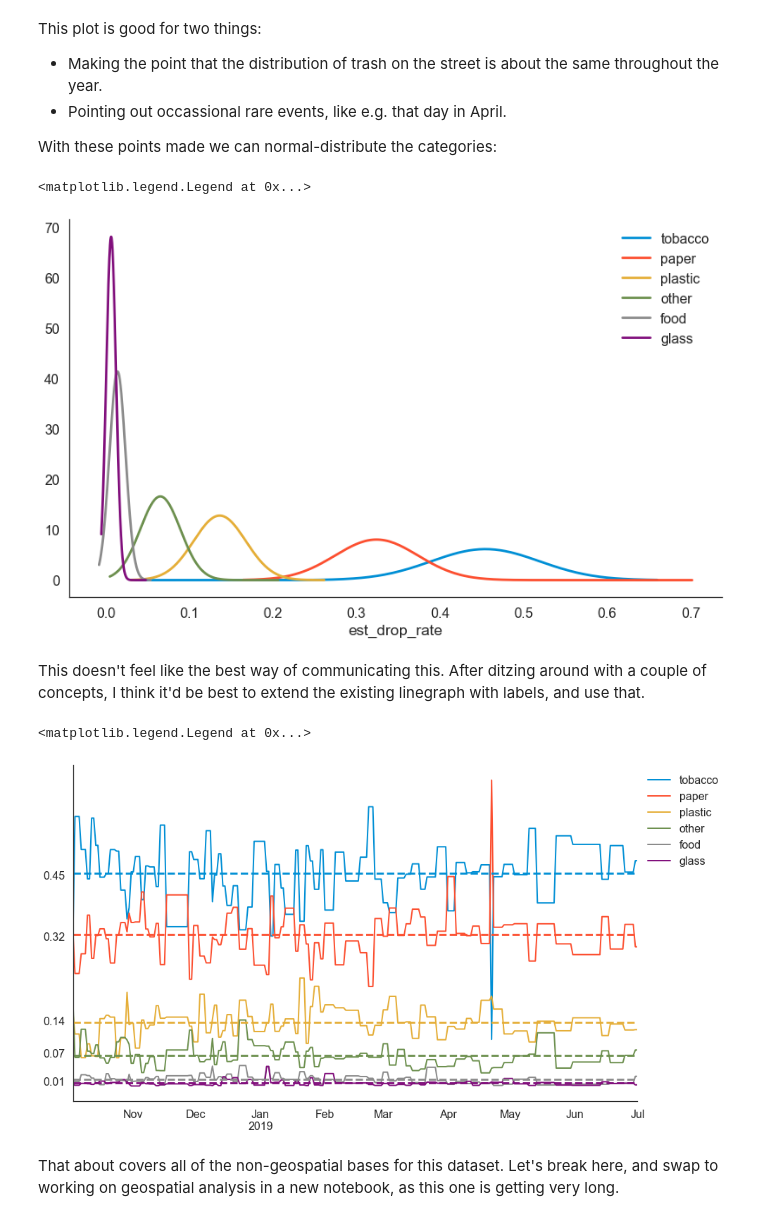
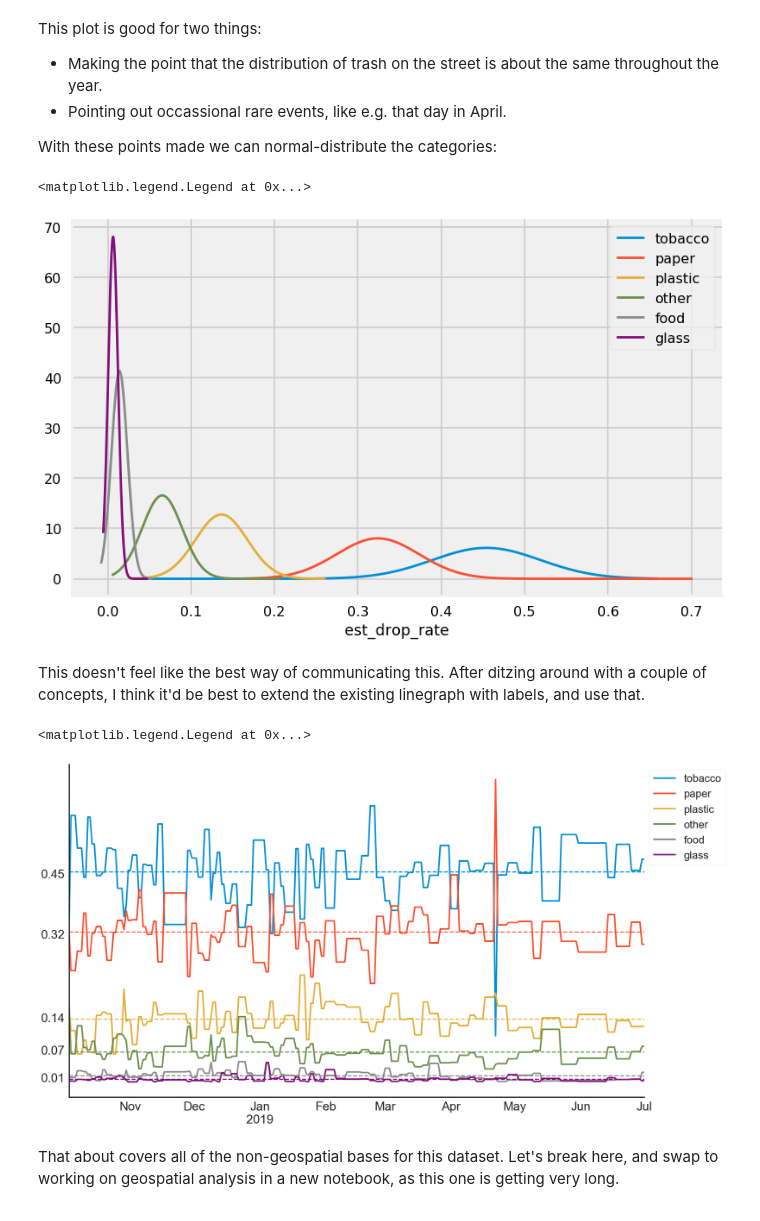
Before and after one commit to ResidentMario/trash-talk, a Jupyter notebook: notebooks/analysis/03 Data Visualization Prototyping 1.ipynb, the cells around one changed output. Saved outputs shown, nothing was run; the diff lists cells and outputs as text; code cells hidden in the pictures.

```diff
--- a/notebooks/analysis/03 Data Visualization Prototyping 1.ipynb
+++ b/notebooks/analysis/03 Data Visualization Prototyping 1.ipynb
@@ -22,7 +22,7 @@ blockfaces = gpd.read_file('../../data/processed/blockfaces.json').set_index('bl
 
 trash = gpd.read_file('../../data/processed/trash.json').set_index('id')
 trash = trash.assign(
-    time=pd.to_datetime(trash.time, format='%m/%d/%Y, %I:%M:%S %p')
+    time=pd.to_datetime(trash.time)
 )
 filter_dates = (trash
  .assign(n=0)
@@ -549,7 +565,7 @@ In order to get a clearer look at this effect, we are going to use the full set
 
 trash_all = gpd.read_file('../../data/processed/trash.json').set_index('id')
 trash_all = trash_all.assign(
-    time=pd.to_datetime(trash_all.time, format='%m/%d/%Y, %I:%M:%S %p')
+    time=pd.to_datetime(trash_all.time)
 )
 filter_dates = (trash_all
  .assign(n=0)
@@ -950,10 +966,10 @@ trash_dropped_per_hour = (pd.DataFrame(all_trash_volumes_by_day)
 # %% [markdown]
 Ultimately a simple array of normal distributions may work best.
 # %%
-fig, ax = plt.subplots(1, figsize=(12, 8))
+fig, ax = plt.subplots(1, figsize=(24, 16))
 plt.style.use('seaborn-poster')
 sns.despine()
-# sns.set_style("white")
+sns.set_style("white")
 
 rollup = (
  pd.DataFrame(trash_all_volumes_by_day)
@@ -973,11 +989,12 @@ for color, month_num, month in zip(
 ):
     sns.distplot(
         rollup.pipe(lambda srs: srs[(pd.Series(srs.index).dt.month == month_num).values]),
-        fit=norm, kde=False, hist=False, label=month, fit_kws={'color': color},
+        fit=norm, kde=False, hist=False, label=month, fit_kws={'color': color, 'linewidth': 4},
         ax=ax
     )
 
-ax.legend()
+ax.legend(prop={'size': 24})
 # ax.set_title("Trash Distribution Month over Month")
-ax.set_yticks([]); pass
+ax.set_yticks([])
+ax.set_xticklabels([0, 500, 1000, 1500, 2000, 2500], fontdict={'fontsize': 24})
 # %% [output]
@@ -1114,25 +1137,28 @@ for color, _type in zip(
 ax.legend()
 # %% [output]
 <matplotlib.legend.Legend at 0x...>
-[figure, old version]
+[figure, new version]
 # %% [markdown]
 This doesn't feel like the best way of communicating this. After ditzing around with a couple of concepts, I think it'd be best to extend the existing linegraph with labels, and use that.
 # %%
+fig, ax = plt.subplots(1, figsize=(24, 16))
+
+sns.set_style('white')
 ax = cat_trash_perc.unstack('type').iloc[2:].loc[:, ['tobacco', 'paper', 'plastic', 'other', 'food', 'glass']]\
-    .plot.line(linewidth=2)
+    .plot.line(linewidth=4, ax=ax, fontsize=32)
 avgs = cat_trash_perc.groupby('type').mean()[['tobacco', 'paper', 'plastic', 'other', 'food', 'glass']]
 
 labels = []
 for ((_type, perc), color) in zip(avgs.iteritems(), sns.color_palette(None, 6)):
     ax.axhline(perc, linestyle='--', color=color)
     labels.append(perc)
 
 sns.despine()
 ax.set_yticks(np.round(labels, 2)[:-1])
 ax.set_xlabel(None)
-plt.legend(bbox_to_anchor=(1, 1))
+plt.legend(bbox_to_anchor=(1, 1), prop={'size': 28})
 # %% [output]
 <matplotlib.legend.Legend at 0x...>
-[figure, old version]
+[figure, new version]
 # %% [markdown]
 That about covers all of the non-geospatial bases for this dataset. Let's break here, and swap to working on geospatial analysis in a new notebook, as this one is getting very long.
```
Also changed, not shown: parts of 11 cells of this notebook, 6 other files.
